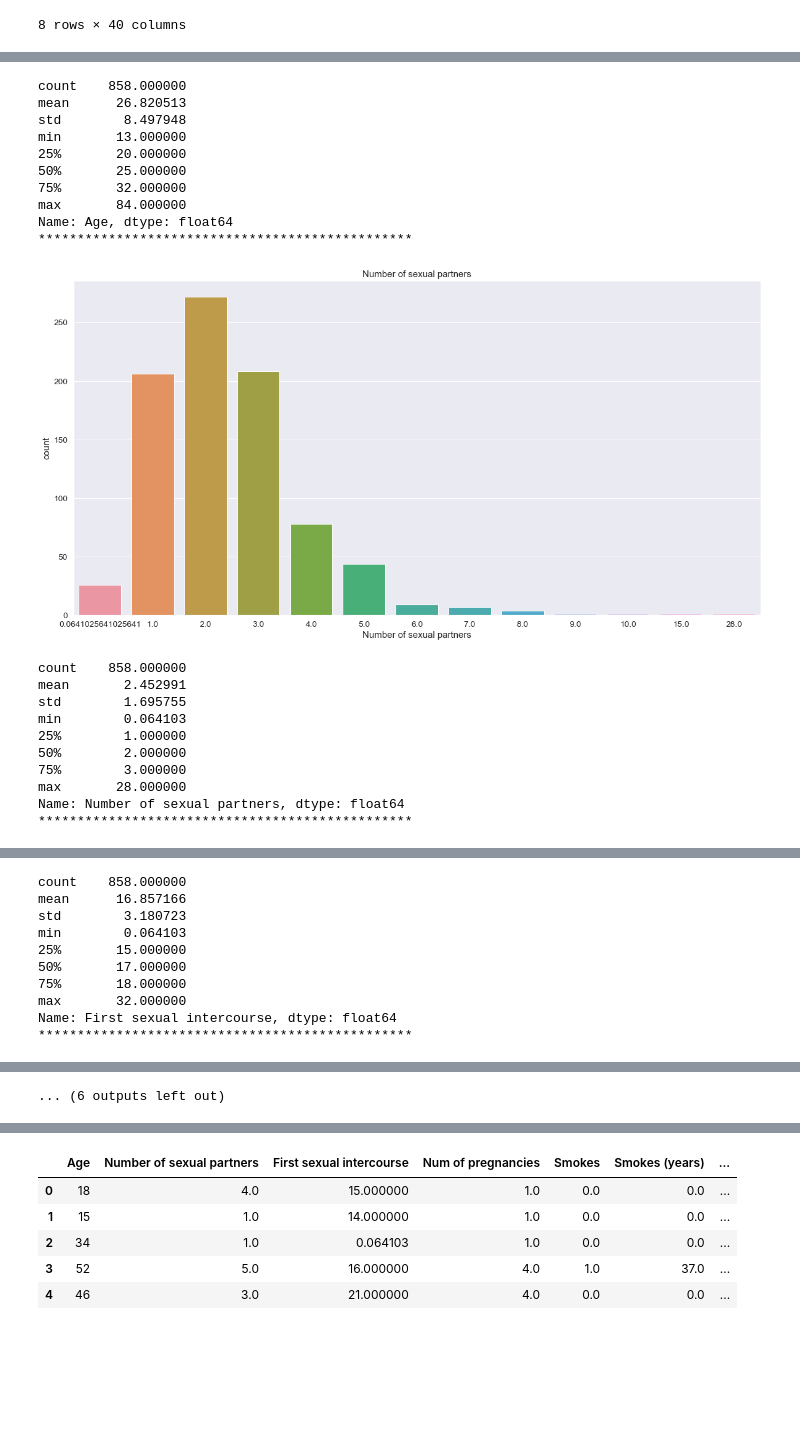
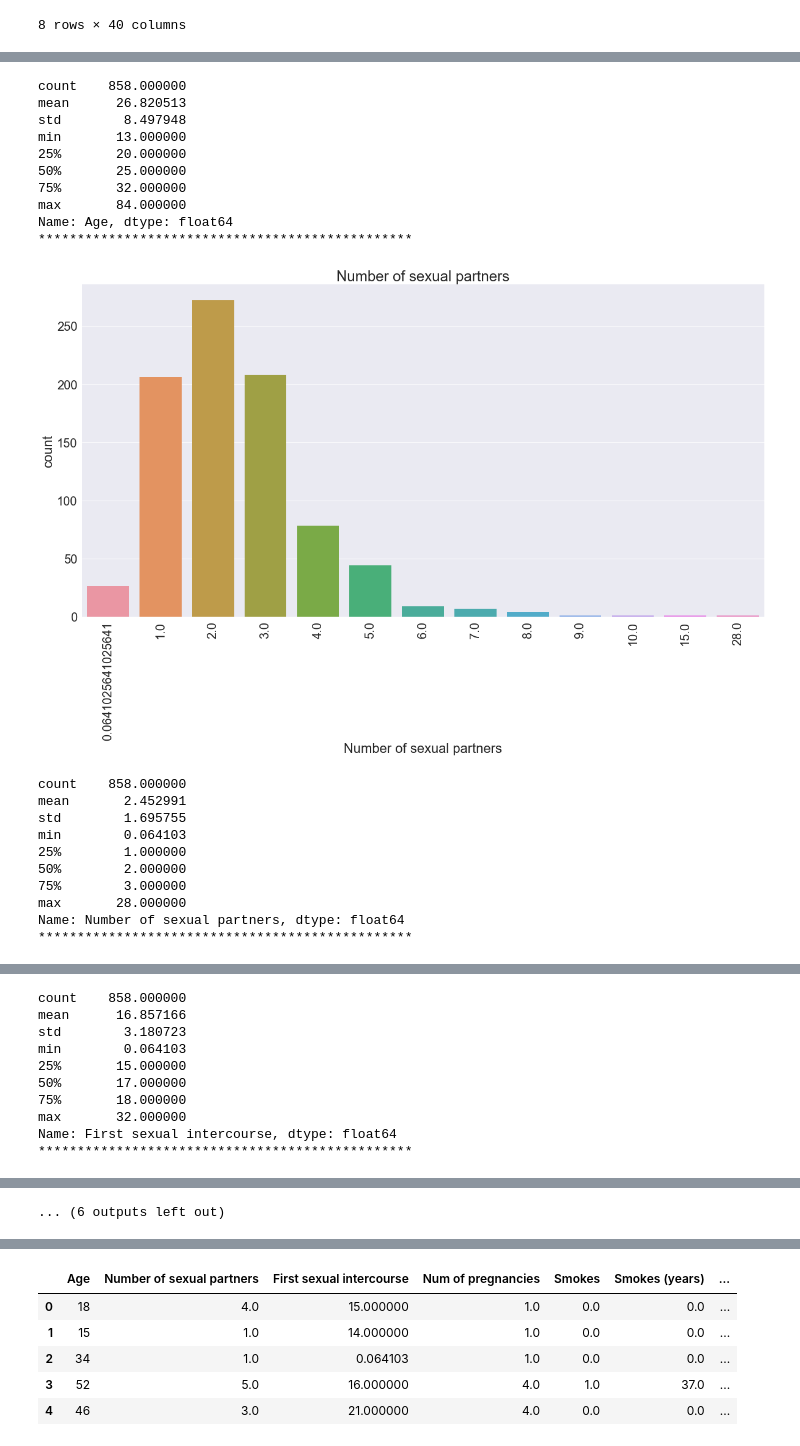
Before and after one commit to giorosati/dsc-3-final-project-online-ds-pt-100118, a Jupyter notebook: student.ipynb, the cells around one changed output, grey strips where cells are left out. Cells and saved outputs as stored; diff of their text form; code cells hidden in the pictures; blank space fills up the shorter version.

```diff
--- a/student.ipynb
+++ b/student.ipynb
@@ -625,15 +628,14 @@ df2.describe()
 # %%
 # START HERE
 
-
 corrmat = df2.corr()
-k = 15 #number of variables for heatmap
+k = 12 #number of variables for heatmap
 cols = corrmat.nlargest(k, 'Biopsy')['Biopsy'].index
 cm = np.corrcoef(df2[cols].values.T)
 
-plt.figure(figsize=(9,9)) #可以調整大小
+plt.figure(figsize=(15,15))
 
-sns.set(font_scale=1.25)
+sns.set(font_scale=2)
 hm = sns.heatmap(cm, cbar=True, annot=True, square=True, fmt='.2f', annot_kws={'size': 10},
                  yticklabels = cols.values, xticklabels = cols.values)
 plt.show()
@@ -655,7 +662,10 @@ for col in continuous_cols:
     fig = plt.figure(figsize=(20,10))
     sns.countplot(x=col, data=df2)
     plt.title(col)
+#     plt.xlabel(col[0],  )
+    plt.xticks(rotation=90)
     plt.show()
+    print("\n")
     print(df2[col].describe())
     print('************************************************')
 # %% [output]
@@ -663,14 +673,14 @@ for col in continuous_cols:
 count    858.000000
 mean      26.820513
 std        8.497948
 min       13.000000
 25%       20.000000
 50%       25.000000
 75%       32.000000
 max       84.000000
 Name: Age, dtype: float64
 ************************************************
-[figure, old version]
+[figure, new version]
 count    858.000000
 mean       2.452991
 std        1.695755
```
Also changed, not shown: parts of 29 cells of this notebook, 1 other file.
